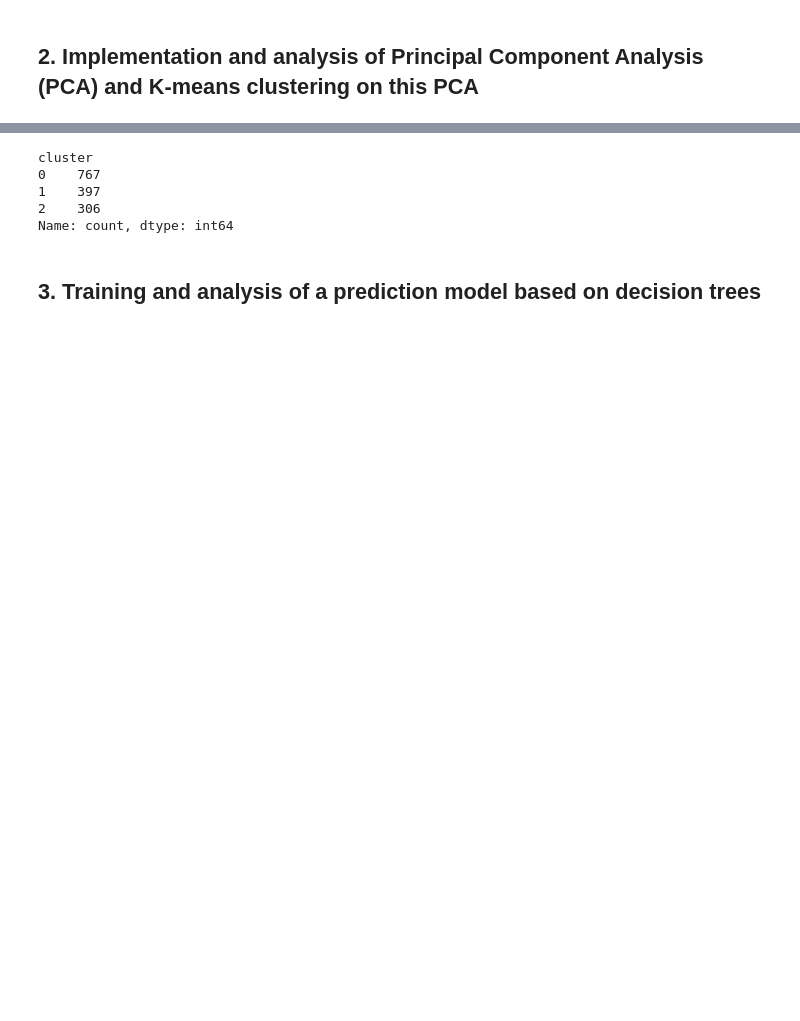
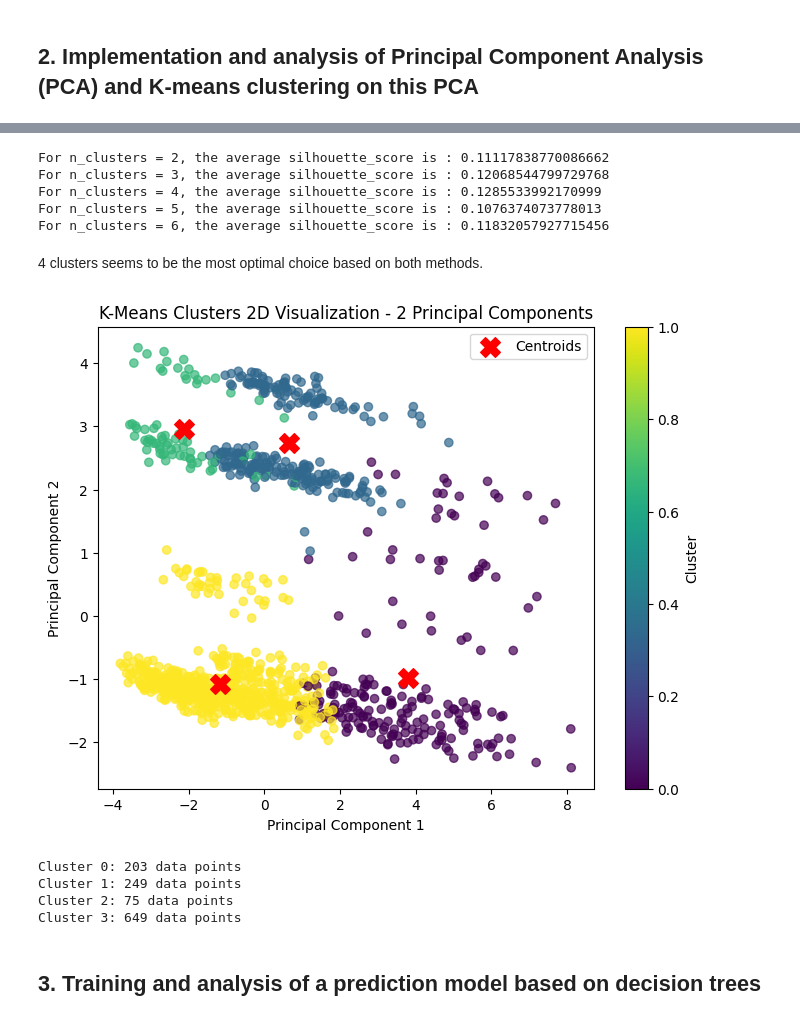
Before and after one commit to ValeriaCastilloc/mydataproyects, a Jupyter notebook: capgemini.ipynb, the cells around one changed output, grey strips where cells are left out. Cells and saved outputs as stored; diff of their text form; code cells hidden in the pictures; blank space fills up the shorter version.

```diff
--- a/capgemini.ipynb
+++ b/capgemini.ipynb
@@ -266,11 +287,61 @@ plt.show()
-# %%
-X['cluster'] = clusters
-print(X['cluster'].value_counts()) # size of each cluster (data points)
-# %% [output]
-cluster
-0    767
-1    397
-2    306
-Name: count, dtype: int64
+# %%
+from sklearn.metrics import silhouette_score
+
+# comparing scores with different # of clusters
+for n_clusters in [2,3,4, 5,6]:
+  kmeans = KMeans(n_clusters=n_clusters, random_state=42, n_init=10)
+  kmeans.fit(X_train_pca)
+  cluster_labels = kmeans.labels_
+  silhouette_avg = silhouette_score(X_train_pca, cluster_labels)
+  print(f"For n_clusters = {n_clusters}, the average silhouette_score is : {silhouette_avg}")
+# %% [output]
+For n_clusters = 2, the average silhouette_score is : 0.11117838770086662
+For n_clusters = 3, the average silhouette_score is : 0.12068544799729768
+For n_clusters = 4, the average silhouette_score is : 0.1285533992170999
+For n_clusters = 5, the average silhouette_score is : 0.1076374073778013
+For n_clusters = 6, the average silhouette_score is : 0.11832057927715456
+# %% [markdown]
+4 clusters seems to be the most optimal choice based on both methods.
+# %%
+import matplotlib.pyplot as plt
+from sklearn.cluster import KMeans
+
+# Applying KMeans with the optimal number of clusters (4 in this case)
+kmeans = KMeans(n_clusters=4, random_state=42, n_init=10)
+clusters = kmeans.fit_predict(X_train_pca)
+
+# Getting centroids
+centroids = kmeans.cluster_centers_
+
+# Plot clusters with centroids
+plt.figure(figsize=(8, 6))
+plt.scatter(X_train_pca[:, 0], X_train_pca[:, 1], c=clusters, cmap='viridis', alpha=0.7)
+plt.scatter(centroids[:, 0], centroids[:, 1], c='red', marker='X', s=200, label="Centroids")  # Adding centroids
+plt.xlabel('Principal Component 1')
+plt.ylabel('Principal Component 2')
+plt.title('K-Means Clusters 2D Visualization - 2 Principal Components')
+plt.colorbar(label='Cluster')
+plt.legend()
+plt.show()
+# %% [output]
+[figure, added]
+# %%
+# Cluster size (data points)
+cluster_labels = kmeans.labels_
+
+# dictionary to store cluster sizes
+cluster_sizes = {}
+
+for cluster_id in range(kmeans.n_clusters):
+    # Counting data points in each cluster
+    cluster_sizes[cluster_id] = np.sum(cluster_labels == cluster_id)
+
+for cluster_id, size in cluster_sizes.items():
+    print(f"Cluster {cluster_id}: {size} data points")
+# %% [output]
+Cluster 0: 203 data points
+Cluster 1: 249 data points
+Cluster 2: 75 data points
+Cluster 3: 649 data points
 # %% [markdown]
 ## 3. Training and analysis of a prediction model based on decision trees
```
Also changed, not shown: parts of 29 cells of this notebook.
